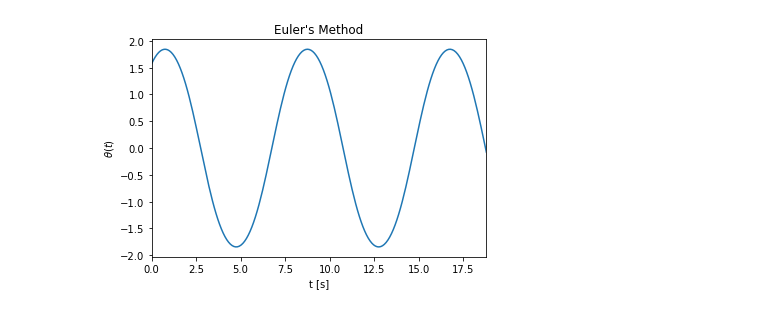
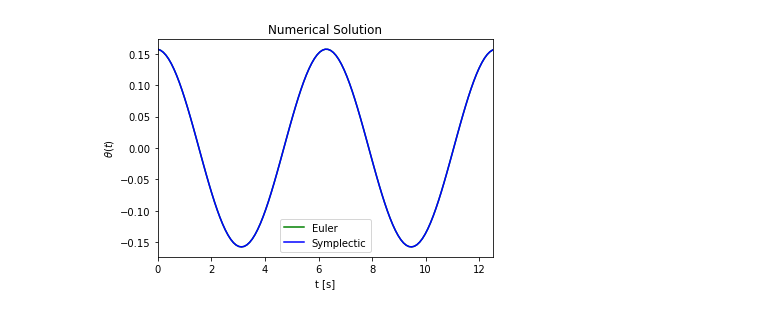
Before and after one commit to remysucre/SimplePendulum, a Jupyter notebook: Pendulum_SymplecticPartB.ipynb, the cells around one changed output. Cells and saved outputs as stored; diff of their text form; code cells hidden in the pictures.

```diff
--- a/Pendulum_SymplecticPartB.ipynb
+++ b/Pendulum_SymplecticPartB.ipynb
@@ -5,30 +5,25 @@ import scipy as sp
 from scipy import special
 from scipy import integrate
 # %%
-time = 6.0*np.pi # total time in seconds
+time = 4.0*np.pi # total time in seconds
 dt=0.1 # Timestep
 nt = int(time / dt) # number of time steps
-t0=0; theta0=np.pi*0.5; u0 = np.pi*0.25 #Initial time and value
+t0=0; theta0=np.pi*0.05; u0 = 0 #Initial time, theta, u
 
 order = 2 # order of symplectic integrator
 
-k = 1.0 # define k
 g = 10 # define g for energy analysis
 
 t=np.linspace(t0,nt*dt,nt) #Iniatialize time array
+
+# position update function
+def f(theta,u,t):
+    return u
+
+# velocity update function
+def g(theta,u,t):
+    k = 1.0
+    gamma = 0.1 # strengh of driving force
+    w = 1.0 # frequency of driving force
+    B = 0 # damping constant
+    return (gamma*np.cos(w*t) - 2*B*u - np.sin(theta))*k**2
-# %%
-# Euler's method (1st order symplectic)
-def euler(t,k,dt,theta0,u0):
-    theta=np.zeros(nt)
-    u=np.zeros(nt)
-    theta[0]=theta0
-    u[0] = u0
-
-    for i in range(nt-1):
-        u[i+1] = u[i] - dt*np.sin(theta[i])*k**2
-        #theta[i+1] = theta[i] + dt*u[i] # Euler's method
-        theta[i+1] = theta[i] + dt*u[i+1] # Semi-implicit Euler's method
-
-    return [theta,u]
-
-thetaEuler,uEuler = euler(t,k,dt,theta0,u0)
@@ -35,10 +78,16 @@ thetaEuler,uEuler = euler(t,k,dt,theta0,u0)
 # %%
-#Plot the result of Euler's method
-plt.plot(t,thetaEuler)
+# Solve and plot results
+
+thetaSym,uSym = symplectic(t,dt,theta0,u0,order)
+thetaEuler,uEuler = euler(t,dt,theta0,u0)
+
+plt.plot(t,thetaEuler,label="Euler",color="g")
+plt.plot(t,thetaSym,label="Symplectic",color="b")
 plt.xlabel('t [s]')
 plt.ylabel(r'$\theta(t)$')
 plt.xlim(0,dt*nt)
-plt.title("Euler's Method")
+plt.legend()
+plt.title("Numerical Solution")
 plt.show()
 # %% [output]
-[figure, old version]
+[figure, new version]
```
Also changed, not shown: parts of 9 cells of this notebook, 12 other files.
